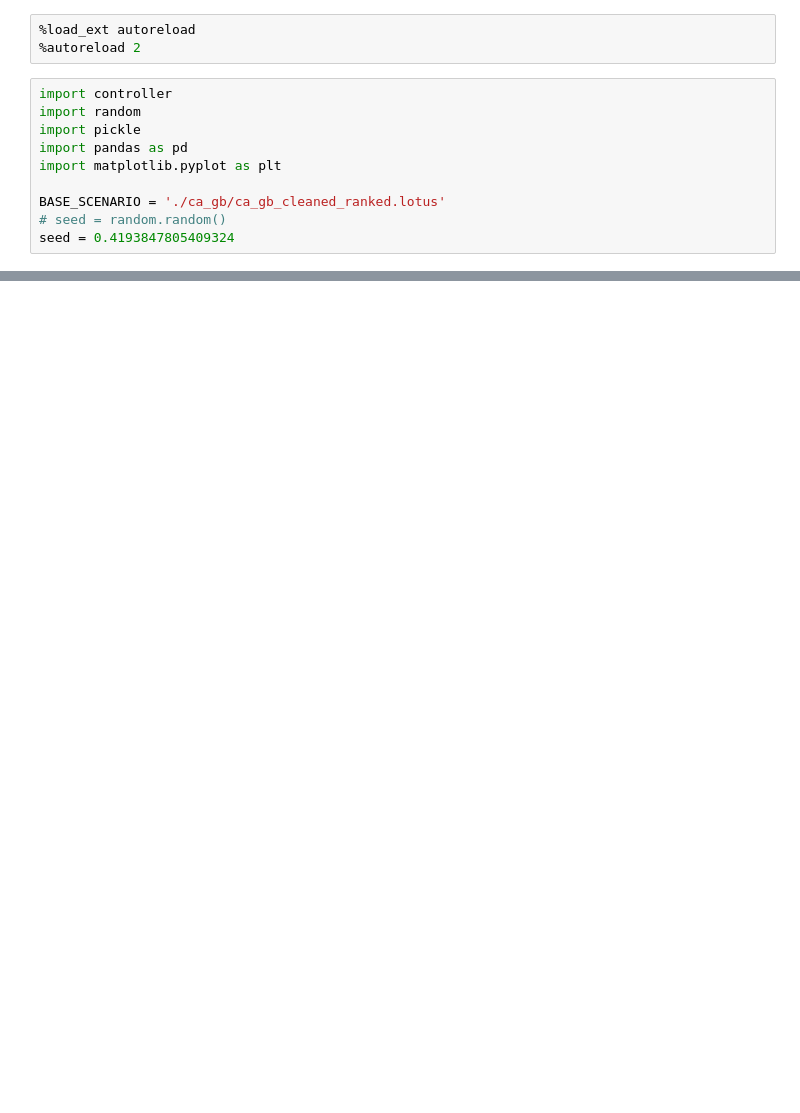
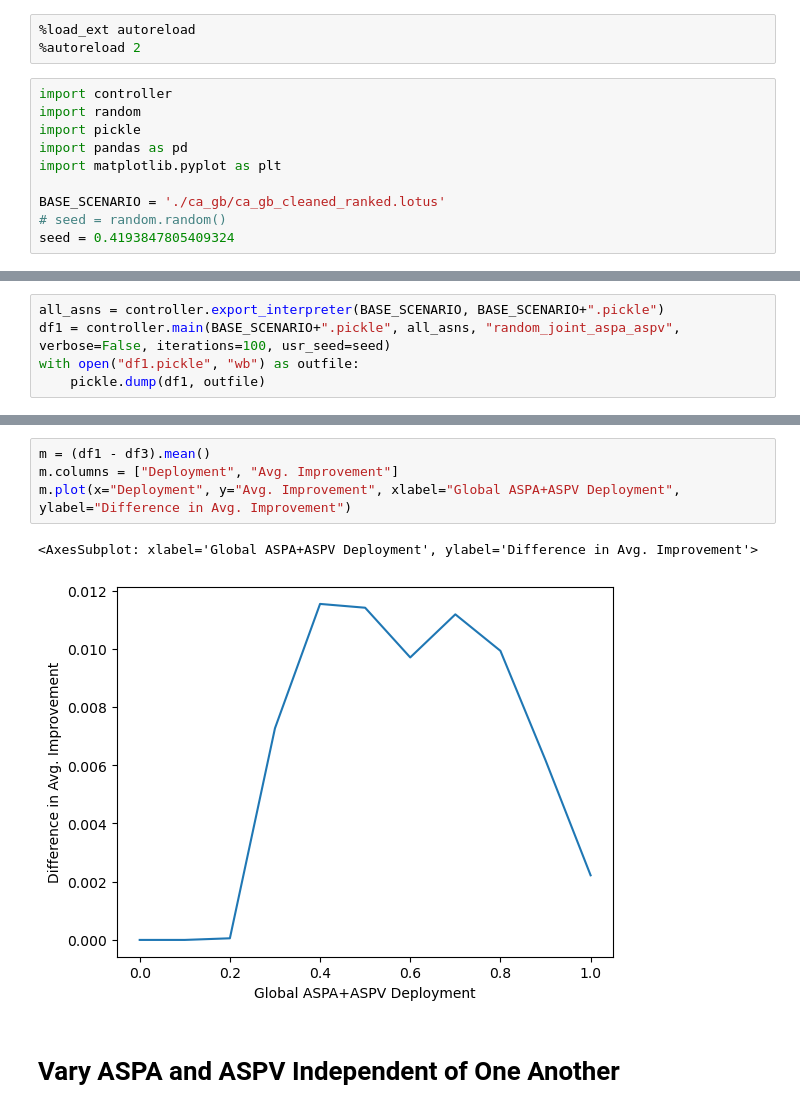
Before and after one commit to TianWong/LOTUS, a Jupyter notebook: controller_workbook.ipynb, the cells around one changed output, grey strips where cells are left out. Drawn from its saved outputs; the diff is of its cells as text; blank space fills up the shorter version.

```diff
--- a/controller_workbook.ipynb
+++ b/controller_workbook.ipynb
@@ -256,0 +19,5 @@ m.plot(x="National ASPA+ASPV Deployment", y="Avg. Improvement", xlabel="National
+# %%
+all_asns = controller.export_interpreter(BASE_SCENARIO, BASE_SCENARIO+".pickle")
+df1 = controller.main(BASE_SCENARIO+".pickle", all_asns, "random_joint_aspa_aspv", verbose=False, iterations=100, usr_seed=seed)
+with open("df1.pickle", "wb") as outfile:
+    pickle.dump(df1, outfile)
@@ -256,0 +70,9 @@ m.plot(x="National ASPA+ASPV Deployment", y="Avg. Improvement", xlabel="National
+# %%
+m = (df1 - df3).mean()
+m.columns = ["Deployment", "Avg. Improvement"]
+m.plot(x="Deployment", y="Avg. Improvement", xlabel="Global ASPA+ASPV Deployment", ylabel="Difference in Avg. Improvement")
+# %% [output]
+<AxesSubplot: xlabel='Global ASPA+ASPV Deployment', ylabel='Difference in Avg. Improvement'>
+[figure, added]
+# %% [markdown]
+# Vary ASPA and ASPV Independent of One Another
```
Also changed, not shown: parts of 39 cells of this notebook, 8 other files.
